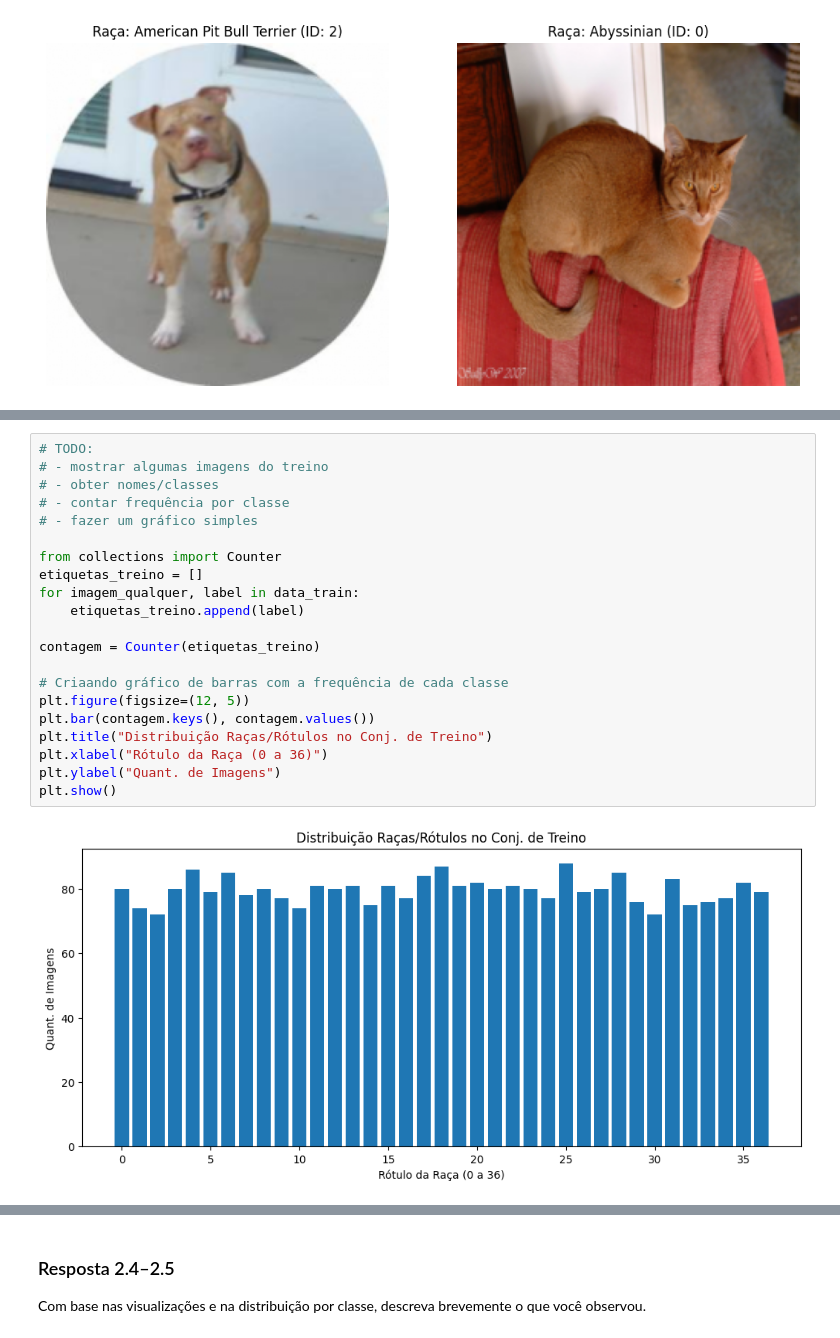
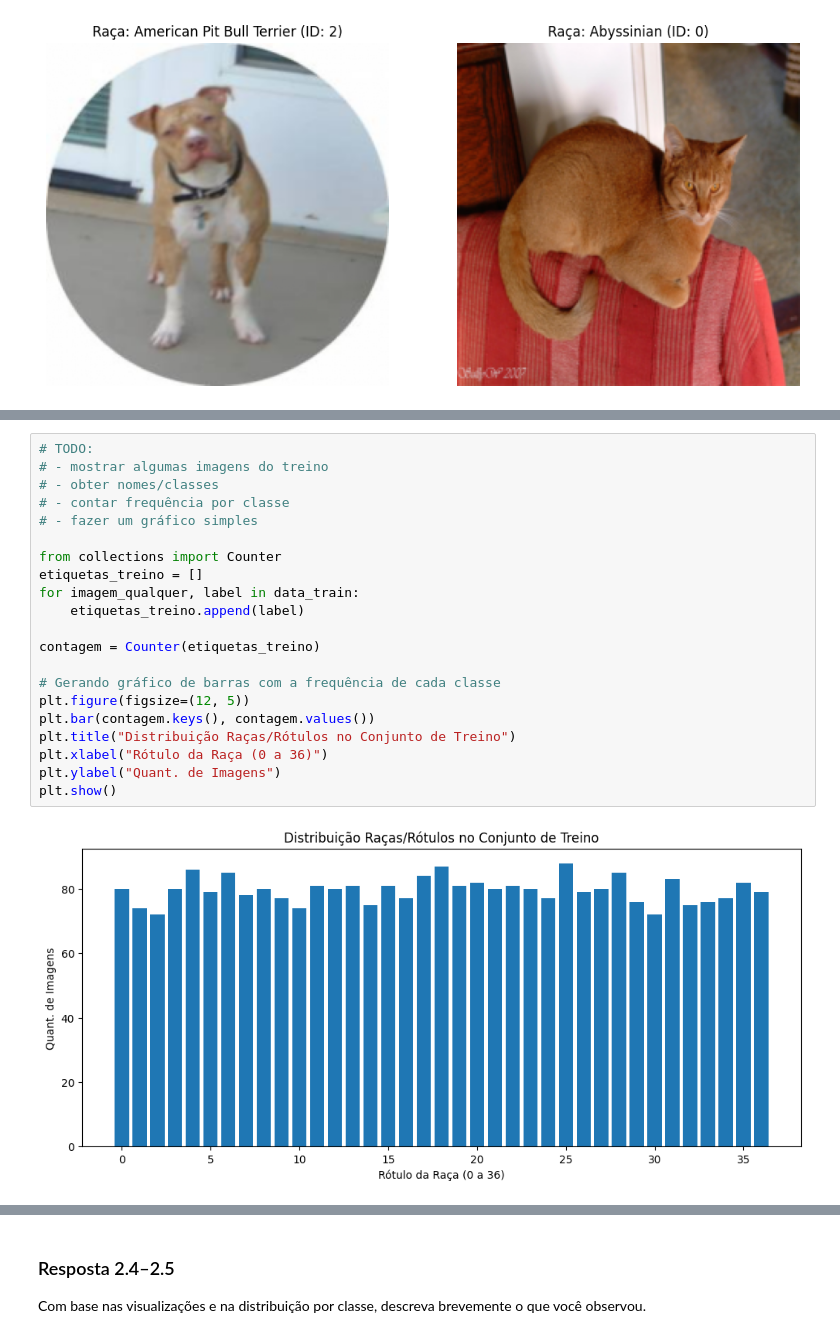
Before and after one commit to Heri-impatech/trabalho_I_ml2, a Jupyter notebook: trabalho_1/classificacao_com_cnn.ipynb, the cells around one changed output, grey strips where cells are left out. Cells and saved outputs as stored; diff of their text form.

```diff
--- a/trabalho_1/classificacao_com_cnn.ipynb
+++ b/trabalho_1/classificacao_com_cnn.ipynb
@@ -240,26 +239,26 @@ plt.show()
 # %%
 # TODO:
 # - mostrar algumas imagens do treino
 # - obter nomes/classes
 # - contar frequência por classe
 # - fazer um gráfico simples
 
 from collections import Counter
 etiquetas_treino = []
 for imagem_qualquer, label in data_train:
     etiquetas_treino.append(label)
 
 contagem = Counter(etiquetas_treino)
 
-# Criaando gráfico de barras com a frequência de cada classe
+# Gerando gráfico de barras com a frequência de cada classe
 plt.figure(figsize=(12, 5))
 plt.bar(contagem.keys(), contagem.values())
-plt.title("Distribuição Raças/Rótulos no Conj. de Treino")
+plt.title("Distribuição Raças/Rótulos no Conjunto de Treino")
 plt.xlabel("Rótulo da Raça (0 a 36)")
 plt.ylabel("Quant. de Imagens")
 plt.show()
 # %% [output]
-[figure, old version]
+[figure, new version]
 # %%
 import pandas as pd
 
```
Also changed, not shown: parts of 2 cells of this notebook.
